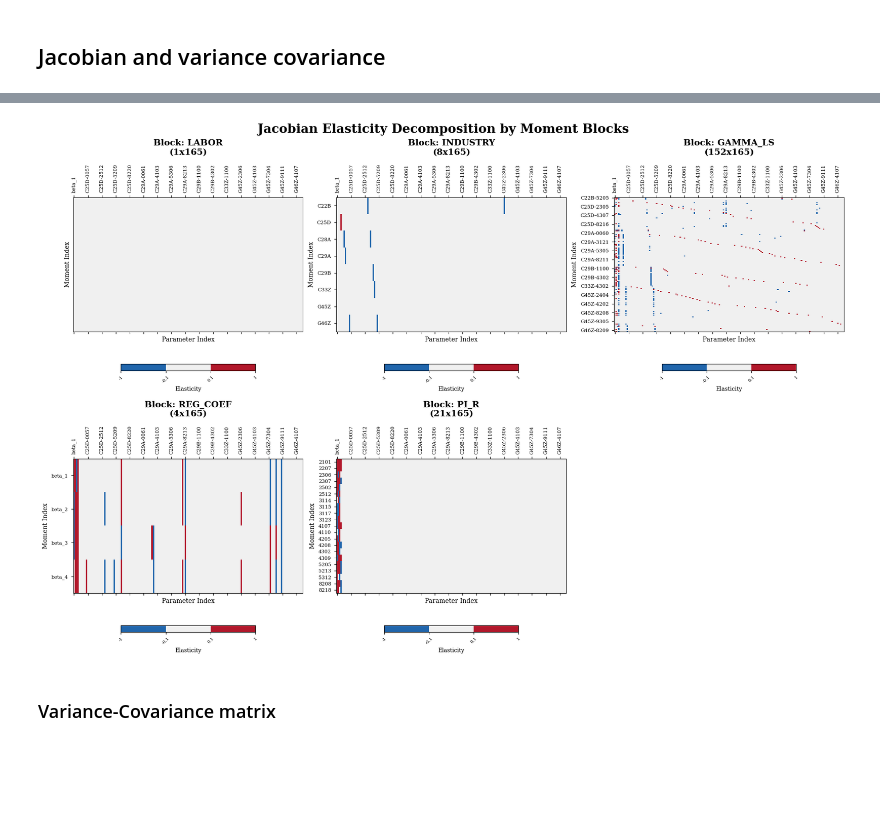
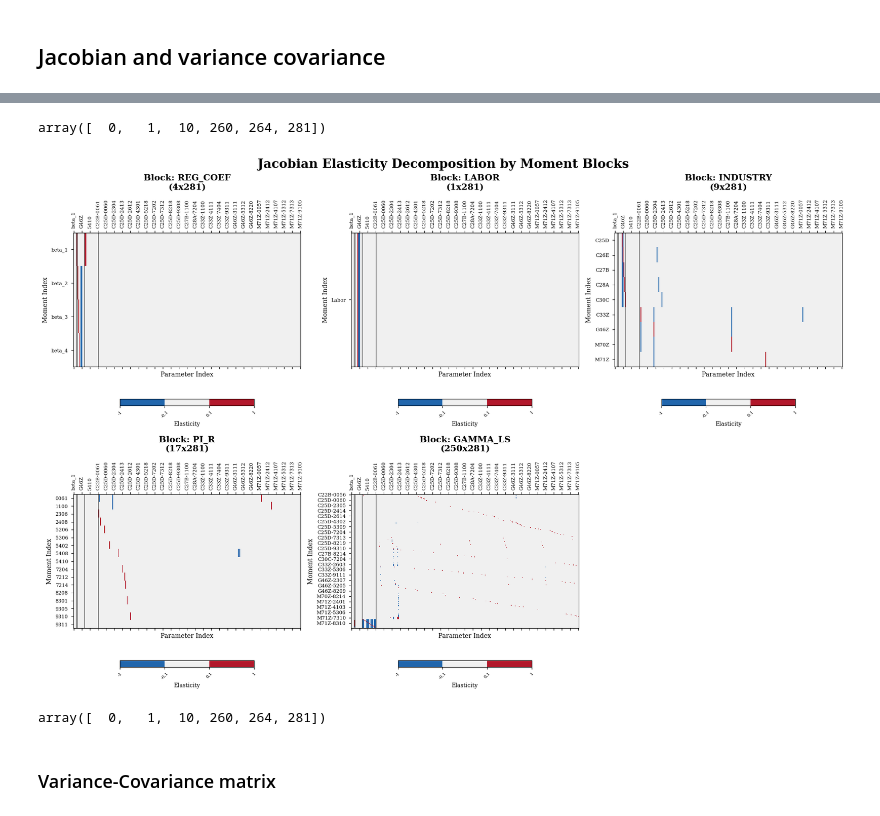
Before and after one commit to SwannChelly/SMM_Spatial_Comovement, a Jupyter notebook: analysis.ipynb, the cells around one changed output, grey strips where cells are left out. Cells and saved outputs as stored; diff of their text form; code cells hidden in the pictures; blank space fills up the shorter version.

```diff
--- a/analysis.ipynb
+++ b/analysis.ipynb
@@ -335,6 +335,7 @@ def load_industry_data(industry):
     regional_wage = np.load(input_folder / "regional_wages.npy")
     X_dr = pd.read_csv(os.path.join(input_folder / "X_dr.csv"))
     X_dr['ze2010'] = X_dr['ze2010'].astype(str).str.zfill(4)
+
 
     # =========================================================================
     # REFERENCE EMPIRICAL MOMENTS
@@ -460,7 +461,7 @@ def load_industry_data(industry):
 # =============================================================================
 # EXAMPLE USAGE
 # =============================================================================
-industry = "auto"
+industry = "aero"
 # Load data
 data = load_industry_data(industry)
 
@@ -1213,8 +1313,8 @@ HHI_d,Phi_d,rho_bar_d
 industry = "auto"
 data = load_industry_data(industry)
 globals().update(data)  # In a script
-J_e = np.load(f"../reporting_{industry}/step2/jacobian_beta_T.npy")
-J_e = np.load(f"../reporting_{industry}/step2/jacobian_beta_T_elasticity.npy")
+J_e = np.load(f"../reporting_{industry}/step2/jacobian_all.npy")
+J_e = np.load(f"../reporting_{industry}/step2/jacobian_all_elasticity.npy")
 
 
 n_labor    = 1
@@ -1289,15 +1390,17 @@ from matplotlib.colors import BoundaryNorm, ListedColormap
 
 
 y_ticks_map = {
-    "labor":None,
+
+    "reg_coef":["beta_1","beta_2","beta_3","beta_4"],
+    "labor":['Labor'],
     "industry":[x for x in sector_names.values()][1:],
-    "gamma_ls":df_gamma.query('~First').params.to_list(),
-    "reg_coef":["beta_1","beta_2","beta_3","beta_4"],
     "pi_r":X_dr.query('downstream_region').ze2010.to_list()[1:],
+    "gamma_ls":df_gamma.query('~reference').params.to_list()
 }
 # --- 1. Prepare Data ---
-block_sizes = [n_labor, n_industry, n_gamma, n_reg, n_pi_r]
-block_names = ["labor", "industry", "gamma_ls", "reg_coef", "pi_r"]
+block_sizes = [n_reg,n_labor, n_industry, n_pi_r,n_gamma]
+block_names = ["reg_coef","labor", "industry", "pi_r", "gamma_ls"]
+block_edges = np.cumsum([0] + block_sizes)
 split_indices = np.cumsum(block_sizes)[:-1]
 J_blocks_list = np.split(J_e, split_indices)
 
@@ -1324,6 +1427,7 @@ for i in range(len(block_names)):
     data = J_blocks_list[i]
 
     fig, ax = plt.subplots(figsize=(8, 6))
+    # Alternate subplot background shading
 
     # --- PLOTTING ---
     # Use the new binned_cmap and BoundaryNorm
@@ -1387,6 +1491,17 @@ for i in range(len(block_names)):
         # If labels is None (like for 'labor'), we can just hide the labels
         # or show numbers. Usually, hiding is cleaner for single-row blocks.
         ax.set_yticklabels([])
+
+
+    # --- BLOCK SEPARATORS ---
+    for edge in block_edges[1:-1]:
+
+        ax.axvline(
+            edge - 0.5,
+            color='black',
+            linewidth=1.2,
+            alpha=0.5
+        )
     plt.tight_layout()
     plt.show()
 # %% [output]
@@ -1398,11 +1510,16 @@ for i in range(len(block_names)):
+# %%
+block_edges
+# %% [output]
+array([  0,   1,  10, 260, 264, 281])
 # %%
 import numpy as np
 import matplotlib.pyplot as plt
 from matplotlib.colors import BoundaryNorm, ListedColormap
 
 # --- 1. Prepare Data ---
-block_sizes = [n_labor, n_industry, n_gamma, n_reg, n_pi_r]
-block_names = ["labor", "industry", "gamma_ls", "reg_coef", "pi_r"]
+block_sizes = [n_reg,n_labor, n_industry, n_pi_r,n_gamma]
+block_names = ["reg_coef","labor", "industry", "pi_r", "gamma_ls"]
+block_edges = np.cumsum([0] + block_sizes)
 split_indices = np.cumsum(block_sizes)[:-1]
 J_blocks_list = np.split(J_e, split_indices)
 
@@ -1441,6 +1558,15 @@ for i in range(len(block_names)):
     data = J_blocks_list[i]
     ax = axes[i]
 
+    # --- BLOCK SEPARATORS ---
+    for edge in block_edges[1:-1]:
+
+        ax.axvline(
+            edge - 0.5,
+            color='black',
+            linewidth=1.2,
+            alpha=0.5
+        )
     # --- PLOTTING ---
     im = ax.matshow(data, cmap=binned_cmap, norm=norm, aspect='auto')
 
@@ -1464,33 +1590,37 @@ for i in range(len(block_names)):
     ax.set_xticks(x_tick_pos)
     ax.set_xticklabels(x_tick_labels, rotation=90, fontsize=8)
 
     # --- Y-AXIS TICK LOGIC ---
     labels_raw = y_ticks_map.get(name)
 
     if labels_raw is not None:
         labels = np.array(labels_raw)
         if name == "gamma_ls":
             # Sampling: 1 out of every 10
             y_tick_pos = np.arange(len(labels))[::10]
             y_tick_labels = labels[y_tick_pos]
         else:
             y_tick_pos = np.arange(len(labels))
             y_tick_labels = labels
 
         ax.set_yticks(y_tick_pos)
         ax.set_yticklabels(y_tick_labels, fontsize=8)
         ax.yaxis.set_tick_params(pad=5)
     else:
         ax.set_yticks([]) # Hide ticks for blocks like 'labor'
 
 # --- 5. CLEANUP UNUSED SUBPLOTS ---
 # Since we have 6 subplots (2x3) but only 5 blocks, hide the 6th one
 for j in range(i + 1, len(axes)):
     axes[j].axis('off')
 
 plt.suptitle("Jacobian Elasticity Decomposition by Moment Blocks", fontsize=20, fontweight='bold')
 plt.show()
 # %% [output]
-[figure, old version]
+[figure, new version]
+# %%
+block_edges
+# %% [output]
+array([  0,   1,  10, 260, 264, 281])
 # %% [markdown]
 ### Variance-Covariance matrix
```
Also changed, not shown: parts of 44 cells of this notebook, 6 other files.
